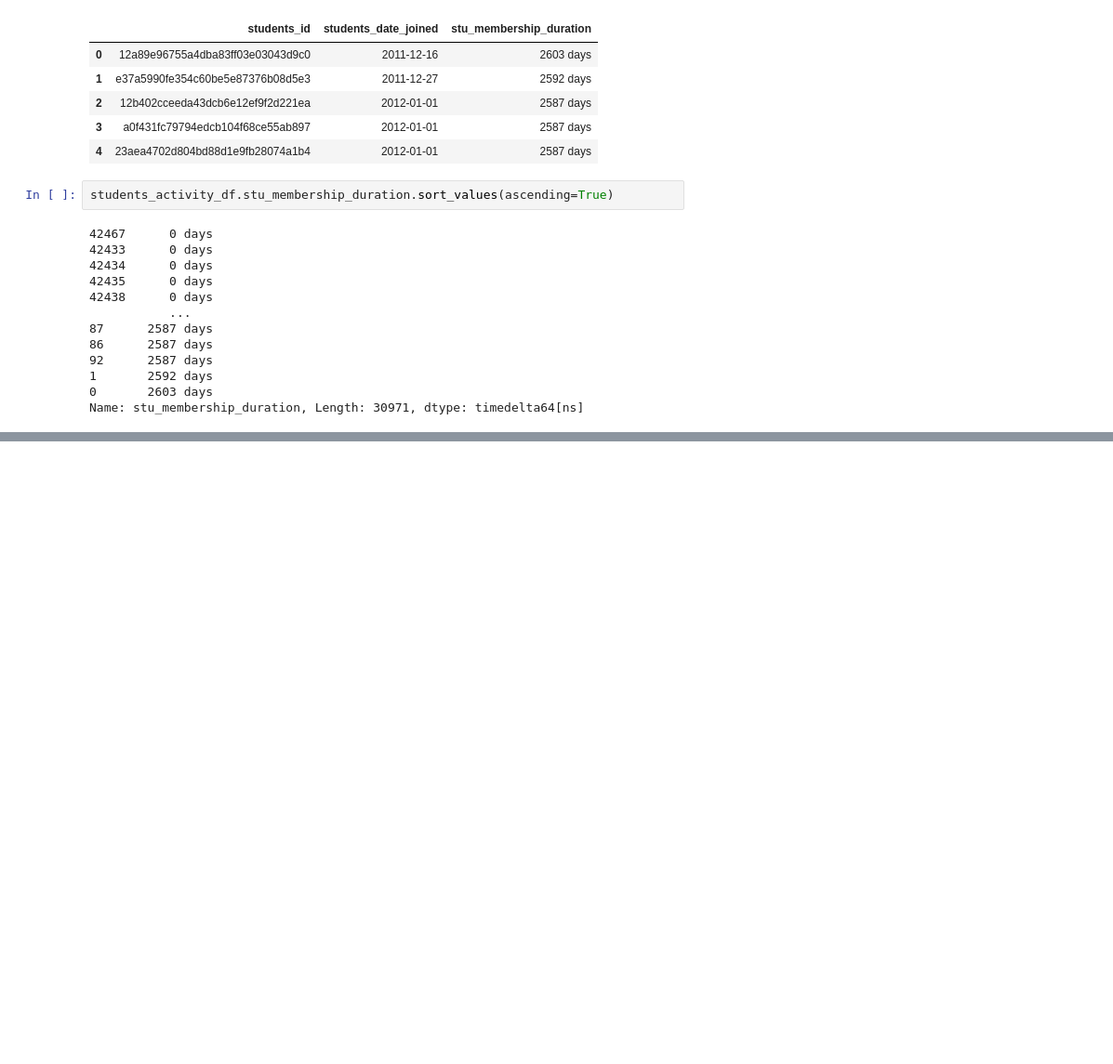
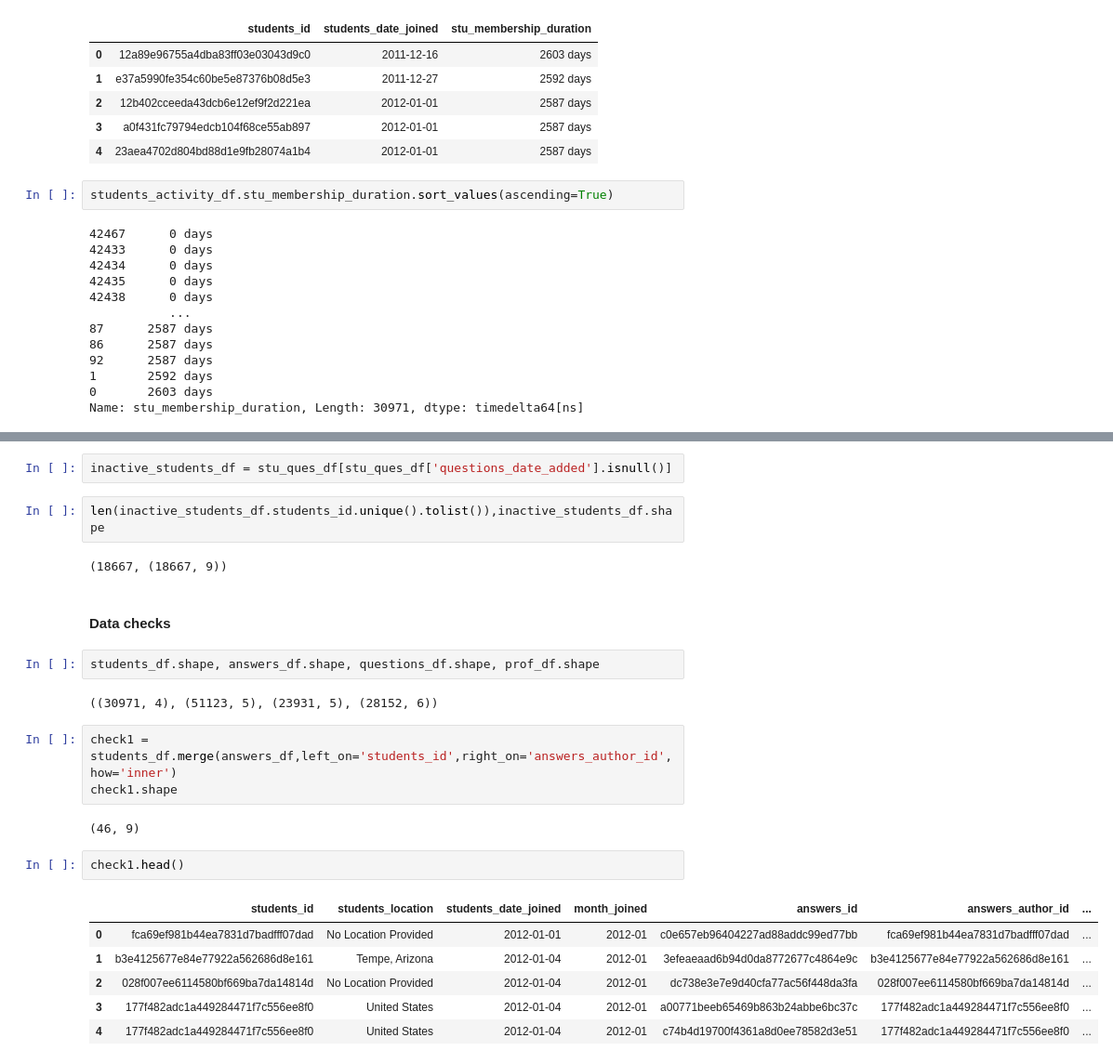
Before and after one commit to AKhileshPothuri/CareerVillage_Project, a Jupyter notebook: Exploratory_Data_Analysis_Draft1.ipynb, the cells around one changed output, grey strips where cells are left out. Shown: that part at 93% size. Cells and saved outputs as stored; diff of their text form; blank space fills up the shorter version.

Commit message:
student_analysis_v2.0

```diff
--- a/Exploratory_Data_Analysis_Draft1.ipynb
+++ b/Exploratory_Data_Analysis_Draft1.ipynb
@@ -657,0 +652,26 @@ len(inactive_students.students_id.unique().tolist()),inactive_students.shape
+# %%
+inactive_students_df = stu_ques_df[stu_ques_df['questions_date_added'].isnull()]
+# %%
+len(inactive_students_df.students_id.unique().tolist()),inactive_students_df.shape
+# %% [output]
+(18667, (18667, 9))
+# %% [markdown]
+#### Data checks
+# %%
+students_df.shape, answers_df.shape, questions_df.shape, prof_df.shape
+# %% [output]
+((30971, 4), (51123, 5), (23931, 5), (28152, 6))
+# %%
+check1 = students_df.merge(answers_df,left_on='students_id',right_on='answers_author_id',how='inner')
+check1.shape
+# %% [output]
+(46, 9)
+# %%
+check1.head()
+# %% [output]
+|  | students_id | students_location | students_date_joined | month_joined | answers_id | answers_author_id | ... |
+| 0 | fca69ef981b44ea7831d7badfff07dad | No Location Provided | 2012-01-01 | 2012-01 | c0e657eb96404227ad88addc99ed77bb | fca69ef981b44ea7831d7badfff07dad | ... |
+| 1 | b3e4125677e84e77922a562686d8e161 | Tempe, Arizona | 2012-01-04 | 2012-01 | 3efeaeaad6b94d0da8772677c4864e9c | b3e4125677e84e77922a562686d8e161 | ... |
+| 2 | 028f007ee6114580bf669ba7da14814d | No Location Provided | 2012-01-04 | 2012-01 | dc738e3e7e9d40cfa77ac56f448da3fa | 028f007ee6114580bf669ba7da14814d | ... |
+| 3 | 177f482adc1a449284471f7c556ee8f0 | United States | 2012-01-04 | 2012-01 | a00771beeb65469b863b24abbe6bc37c | 177f482adc1a449284471f7c556ee8f0 | ... |
+| 4 | 177f482adc1a449284471f7c556ee8f0 | United States | 2012-01-04 | 2012-01 | c74b4d19700f4361a8d0ee78582d3e51 | 177f482adc1a449284471f7c556ee8f0 | ... |
```
Also changed, not shown: parts of 26 cells of this notebook.
